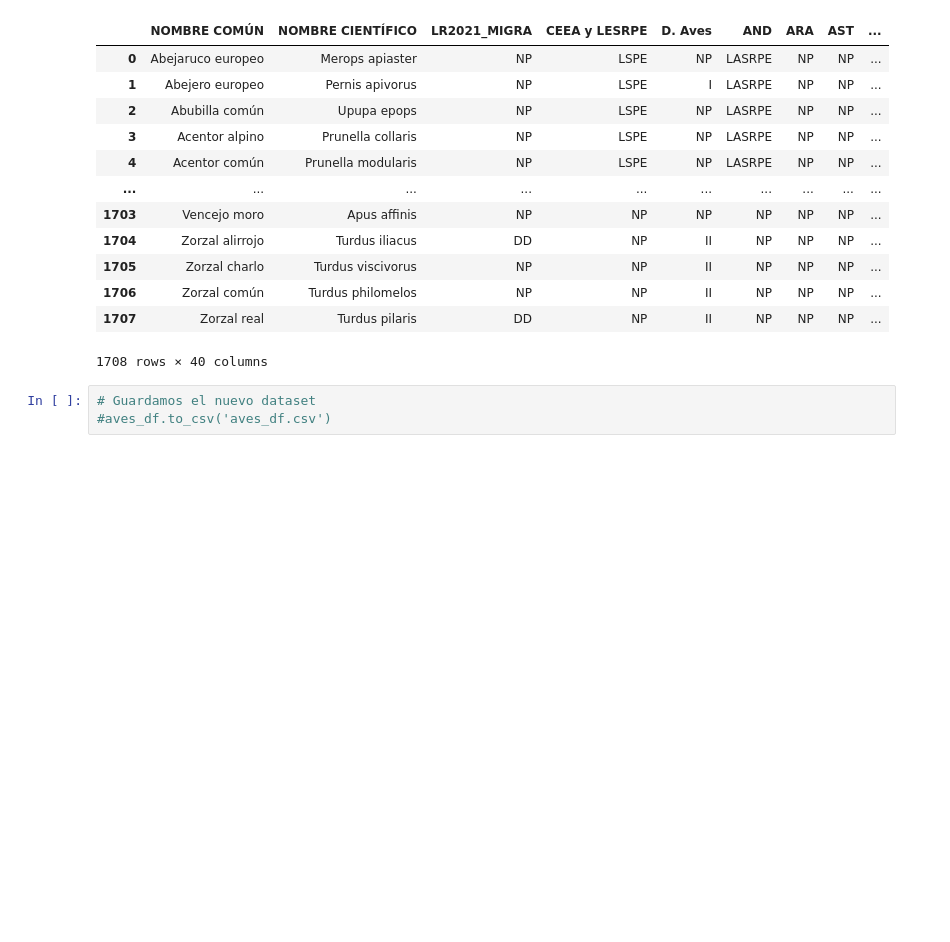
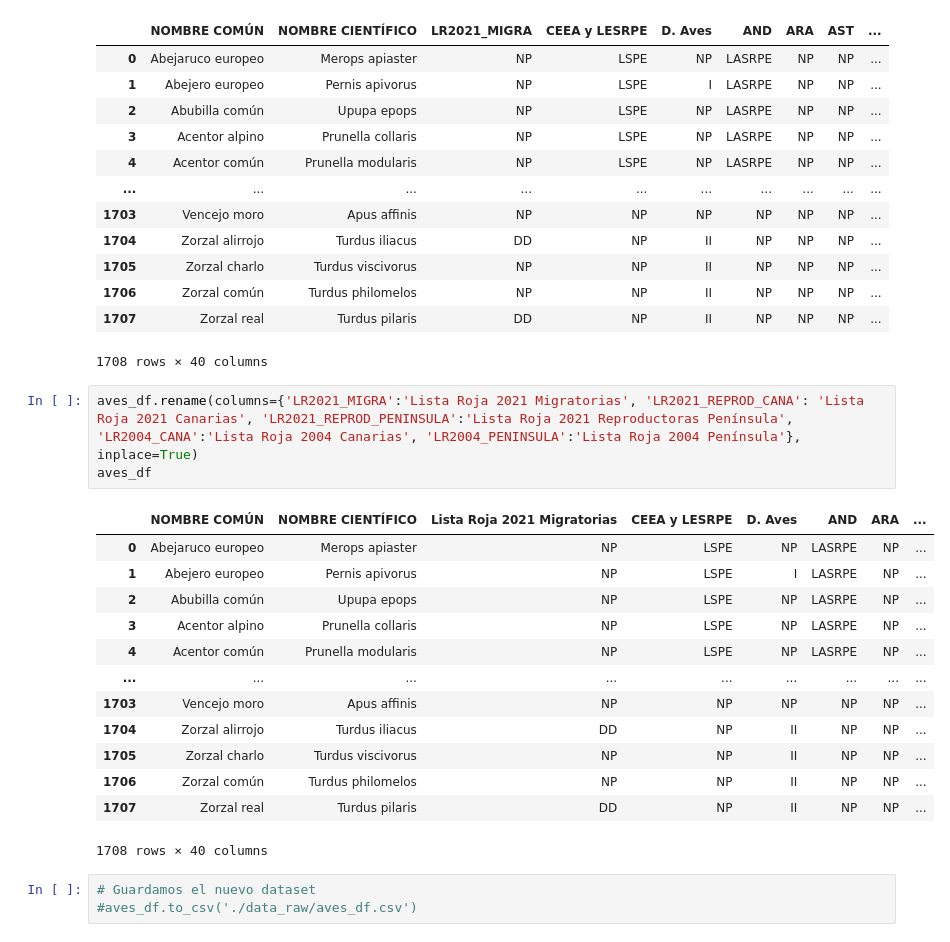
Before and after one commit to Factoria-F5-AI-Bootcamp-1-Edicion/Tracking_Aves, a Jupyter notebook: EDAb.ipynb, the cells around one changed output. Drawn from its saved outputs; the diff is of its cells as text; blank space fills up the shorter version.

Commit message:
Cambiando nombre de columnas de libro rojo para entenderlo mejor

```diff
--- a/EDAb.ipynb
+++ b/EDAb.ipynb
@@ -2228,6 +2231,23 @@ aves_df
 | 1706 | Zorzal común | Turdus philomelos | NP | NP | II | NP | NP | NP | ... |
 | 1707 | Zorzal real | Turdus pilaris | DD | NP | II | NP | NP | NP | ... |
 1708 rows × 40 columns
+# %%
+aves_df.rename(columns={'LR2021_MIGRA':'Lista Roja 2021 Migratorias', 'LR2021_REPROD_CANA': 'Lista Roja 2021 Canarias', 'LR2021_REPROD_PENINSULA':'Lista Roja 2021 Reproductoras Península', 'LR2004_CANA':'Lista Roja 2004 Canarias', 'LR2004_PENINSULA':'Lista Roja 2004 Península'}, inplace=True)
+aves_df
+# %% [output]
+|  | NOMBRE COMÚN | NOMBRE CIENTÍFICO | Lista Roja 2021 Migratorias | CEEA y LESRPE | D. Aves | AND | ARA | ... |
+| 0 | Abejaruco europeo | Merops apiaster | NP | LSPE | NP | LASRPE | NP | ... |
+| 1 | Abejero europeo | Pernis apivorus | NP | LSPE | I | LASRPE | NP | ... |
+| 2 | Abubilla común | Upupa epops | NP | LSPE | NP | LASRPE | NP | ... |
+| 3 | Acentor alpino | Prunella collaris | NP | LSPE | NP | LASRPE | NP | ... |
+| 4 | Acentor común | Prunella modularis | NP | LSPE | NP | LASRPE | NP | ... |
+| ... | ... | ... | ... | ... | ... | ... | ... | ... |
+| 1703 | Vencejo moro | Apus affinis | NP | NP | NP | NP | NP | ... |
+| 1704 | Zorzal alirrojo | Turdus iliacus | DD | NP | II | NP | NP | ... |
+| 1705 | Zorzal charlo | Turdus viscivorus | NP | NP | II | NP | NP | ... |
+| 1706 | Zorzal común | Turdus philomelos | NP | NP | II | NP | NP | ... |
+| 1707 | Zorzal real | Turdus pilaris | DD | NP | II | NP | NP | ... |
+1708 rows × 40 columns
 # %%
 # Guardamos el nuevo dataset
-#aves_df.to_csv('aves_df.csv')
+#aves_df.to_csv('./data_raw/aves_df.csv')
```
Also changed, not shown: parts of 3 cells of this notebook, 1 other file.
